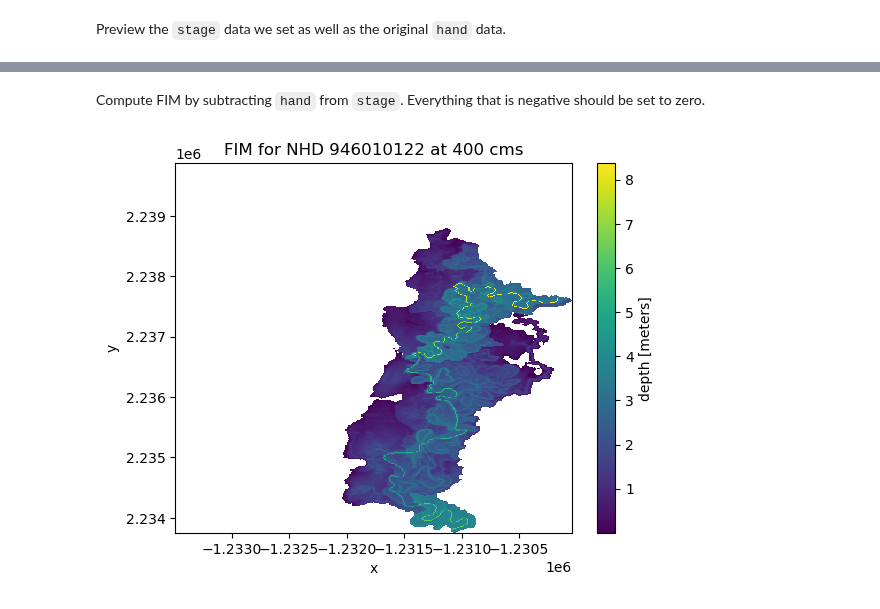
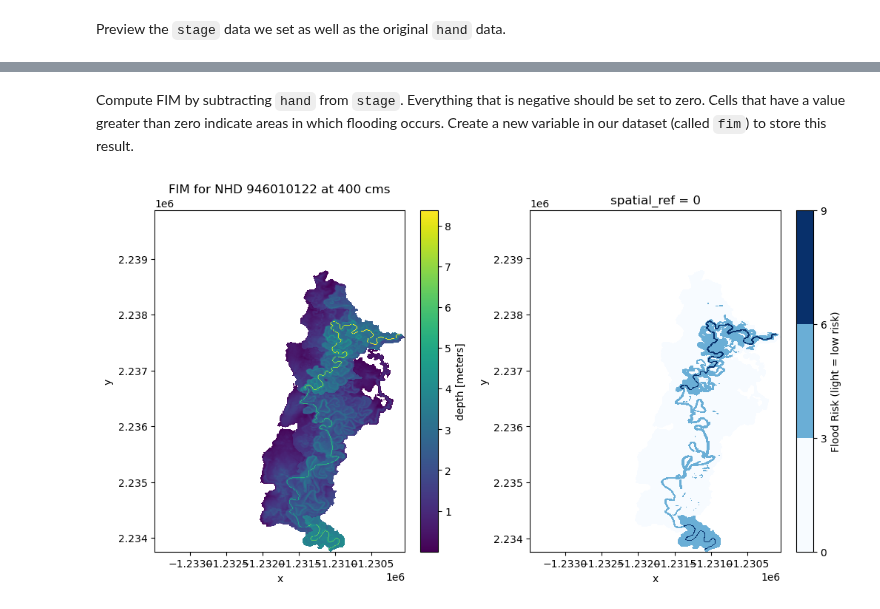
Before and after one commit to CUAHSI/notebooks, a Jupyter notebook: nwm/fim-hand/FIM-xarray.ipynb, the cells around one changed output, grey strips where cells are left out. Cells and saved outputs as stored; diff of their text form; code cells hidden in the pictures.

Commit message:
cleaning fim xarray notebook

```diff
--- a/nwm/fim-hand/FIM-xarray.ipynb
+++ b/nwm/fim-hand/FIM-xarray.ipynb
@@ -37,6 +56,4 @@ Load the precomputed HAND raster.
 # %%
-def get_hand_object(path):
-    return rioxarray.open_rasterio(path, masked=True).squeeze().drop('band').to_dataset(name='hand')
-
-xds = get_hand_object(Path('./rem_zeroed_masked_0.tif'))
+xds = rioxarray.open_rasterio(Path('./rem_zeroed_masked_0.tif'),
+                              masked=True).squeeze().drop_vars('band').to_dataset(name='hand')
 # %% [markdown]
@@ -111,11 +146,14 @@ ds.hand.plot()
 # %% [markdown]
-Compute FIM by subtracting `hand` from `stage`. Everything that is negative should be set to zero.
+Compute FIM by subtracting `hand` from `stage`. Everything that is negative should be set to zero. Cells that have a value greater than zero indicate areas in which flooding occurs. Create a new variable in our dataset (called `fim`) to store this result.
 # %%
 ds['fim'] = ds.stage - ds.hand
 ds['fim'] = xarray.where(ds.fim >= 0.00001, ds.fim, numpy.nan)
 # %%
+figure, axes = plt.subplots(1, 2, figsize=(12,6))
 
-_ = ds.fim.plot(cbar_kwargs={'label':'depth [meters]'})
-_ = plt.title(f'FIM for NHD {nhd_feature_id} at {cms} cms')
+ds.fim.plot(cbar_kwargs={'label':'depth [meters]'}, ax=axes[0]);
+axes[0].set_title(f'FIM for NHD {nhd_feature_id} at {cms} cms');
+
+xarray.plot.contourf(ds.fim, levels=4, cmap='Blues', cbar_kwargs={'label':'Flood Risk (light = low risk)'}, ax=axes[1]);
 # %% [output]
-[figure, old version]
+[figure, new version]
```
Also changed, not shown: parts of 15 cells of this notebook.
